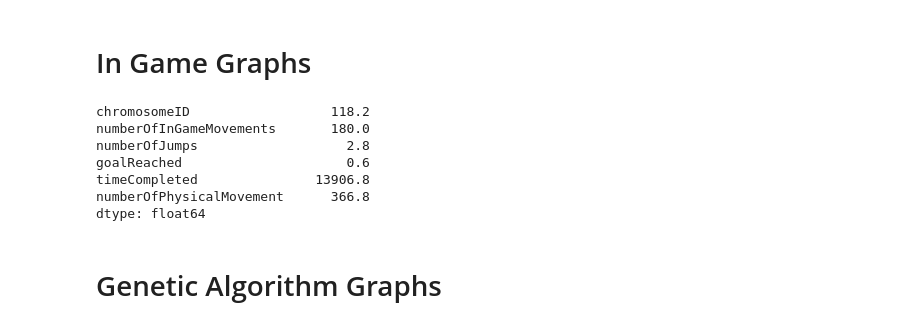
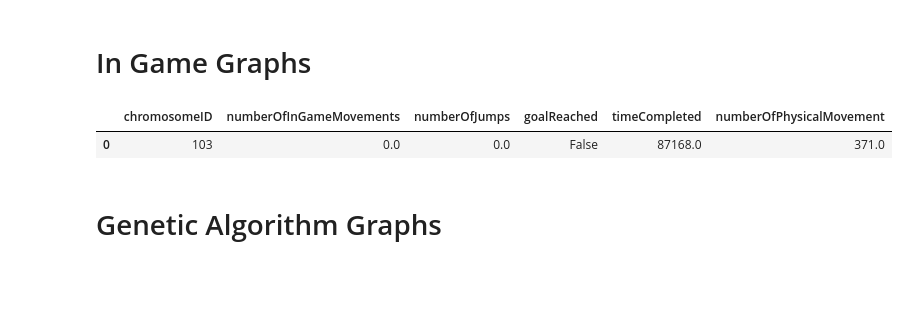
Before and after one commit to TheGloriousGenesis/PCGinAR, a Jupyter notebook: Assets/results/Visualisation.ipynb, the cells around one changed output. Cells and saved outputs as stored; diff of their text form; code cells hidden in the pictures; blank space fills up the shorter version.

```diff
--- a/Assets/results/Visualisation.ipynb
+++ b/Assets/results/Visualisation.ipynb
@@ -16,16 +16,11 @@ column_header = ["Chromosome id", "Generation Time (ms)","Fitness", "Linearity",
 # %%
 df_json = pd.read_json(pathGamesave)
 nycphil = pd.json_normalize(df_json['data'])
 nycphil.mean()
-# nycphil.head(3)
+nycphil.head(3)
 # %% [output]
-chromosomeID                  118.2
-numberOfInGameMovements       180.0
-numberOfJumps                   2.8
-goalReached                     0.6
-timeCompleted               13906.8
-numberOfPhysicalMovement      366.8
-dtype: float64
+|  | chromosomeID | numberOfInGameMovements | numberOfJumps | goalReached | timeCompleted | numberOfPhysicalMovement |
+| 0 | 103 | 0.0 | 0.0 | False | 87168.0 | 371.0 |
 # %% [markdown]
 # Genetic Algorithm Graphs
 # %%
```
Also changed, not shown: 33 other files.
